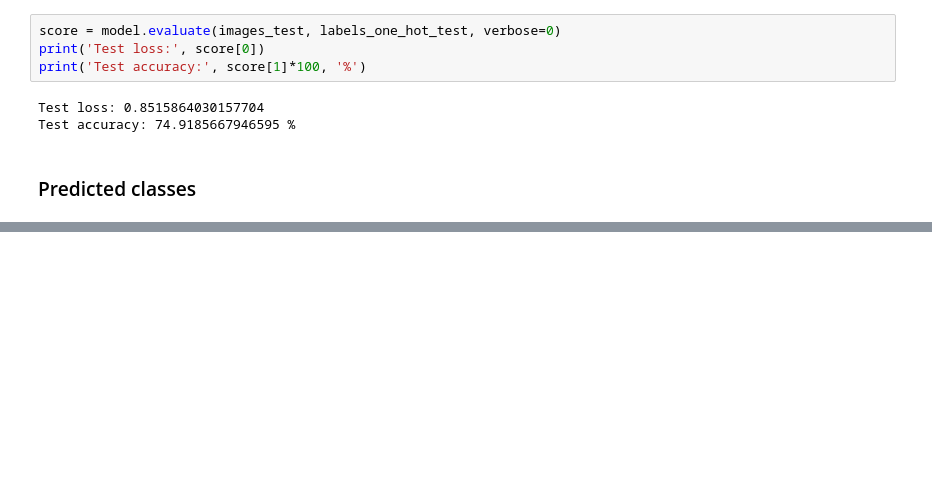
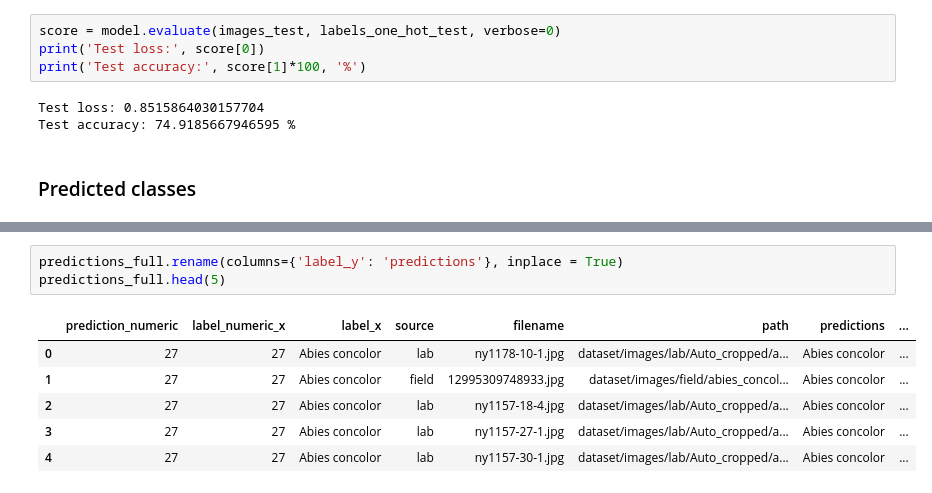
Before and after one commit to NLeSC/XAI, a Jupyter notebook: Software/LeafSnapDemo/LeafSnapModel30_ManyImagesSomeMethods.ipynb, the cells around one changed output, grey strips where cells are left out. Cells and saved outputs as stored; diff of their text form; blank space fills up the shorter version.

```diff
--- a/Software/LeafSnapDemo/LeafSnapModel30_ManyImagesSomeMethods.ipynb
+++ b/Software/LeafSnapDemo/LeafSnapModel30_ManyImagesSomeMethods.ipynb
@@ -174,0 +207,10 @@ predictions.head()
+# %%
+predictions_full.rename(columns={'label_y': 'predictions'}, inplace = True)
+predictions_full.head(5)
+# %% [output]
+|  | prediction_numeric | label_numeric_x | label_x | source | filename | path | predictions | ... |
+| 0 | 27 | 27 | Abies concolor | lab | ny1178-10-1.jpg | dataset/images/lab/Auto_cropped/a... | Abies concolor | ... |
+| 1 | 27 | 27 | Abies concolor | field | 12995309748933.jpg | dataset/images/field/abies_concol... | Abies concolor | ... |
+| 2 | 27 | 27 | Abies concolor | lab | ny1157-18-4.jpg | dataset/images/lab/Auto_cropped/a... | Abies concolor | ... |
+| 3 | 27 | 27 | Abies concolor | lab | ny1157-27-1.jpg | dataset/images/lab/Auto_cropped/a... | Abies concolor | ... |
+| 4 | 27 | 27 | Abies concolor | lab | ny1157-30-1.jpg | dataset/images/lab/Auto_cropped/a... | Abies concolor | ... |
```
Also changed, not shown: parts of 13 cells of this notebook.
